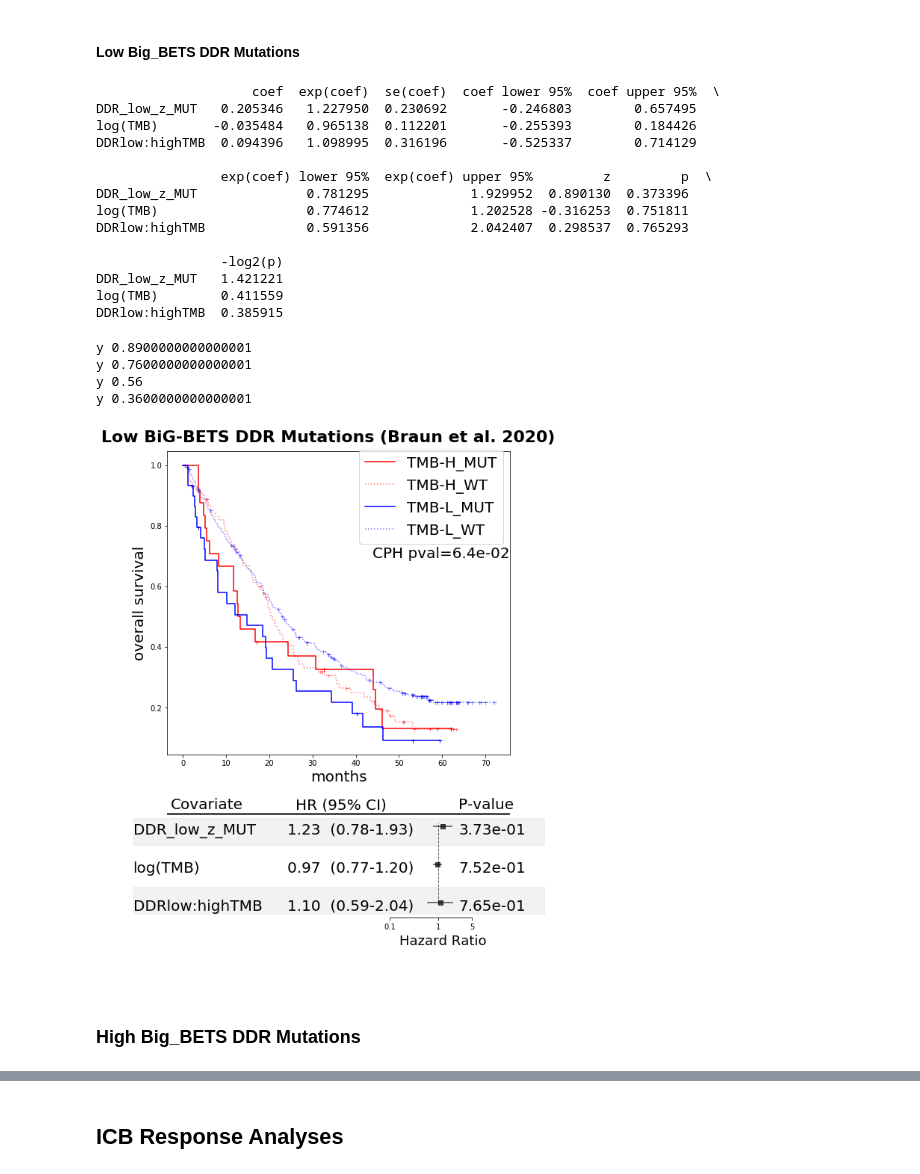
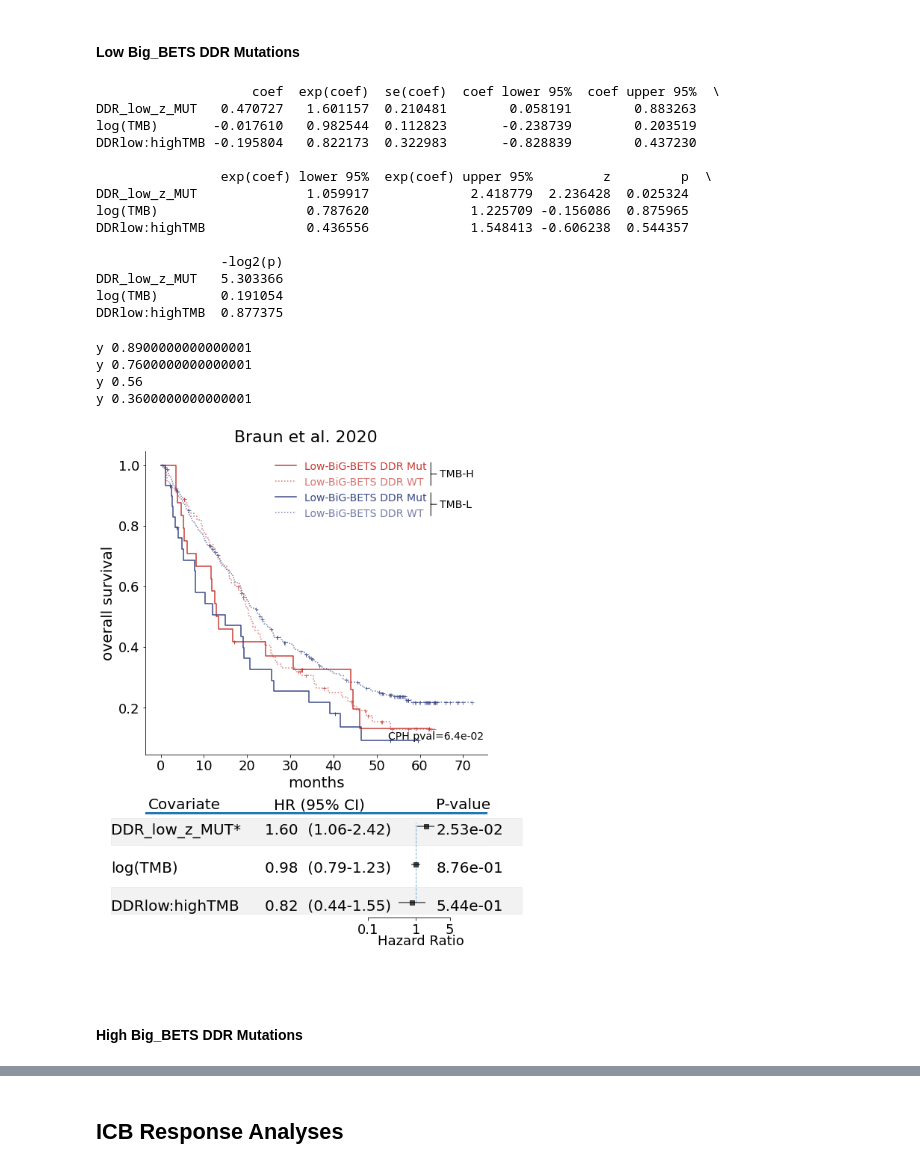
Before and after one commit to wweir827/BIGBETS, a Jupyter notebook: notebooks/Clinical_survival_analyses.ipynb, the cells around one changed output, grey strips where cells are left out. Drawn from its saved outputs; the diff is of its cells as text; code cells hidden in the pictures.

```diff
--- a/notebooks/Clinical_survival_analyses.ipynb
+++ b/notebooks/Clinical_survival_analyses.ipynb
@@ -2024,0 +2485,4 @@ plt.show()
+# %%
+tcga_data=bigbets.TCGA_Data()
+tcga_data.load_clinical_data()
+# tcga_data.load_rnaseq_data()
@@ -2024,0 +2520,3 @@ plt.show()
+# %%
+tcga_data.clinical_data['high_TMB']=tcga_data.clinical_data['TMB'].apply(lambda x: "TMB-H" if x > 4 else "TMB-L")
+tcga_data.add_all_big_bets_categories(bigbets.ClinicalDataSet.bigbet_scores_df)
@@ -2024,0 +2999,2 @@ plt.show()
+# %%
+tcga_data.load_rnaseq_data()
@@ -2028,5 +3137,5 @@ plt.show()
 ## Braun et all 2020 RCC dataset
 # %%
 #this one takes forever to load since it is WES
-braun=bigbets.BraunDataset()
+braun=bigbets.Braun2020Dataset()
 # %% [output]
@@ -2113,7 +3206,9 @@ nrows1=6
 
 a=plt.subplot2grid((nrows,ncols),(0,0),rowspan=nrows1,colspan=1)
 
-cols=[(1,0,0,1.0),(1,0,0,.5),(0,0,1,1),(0,0,1,.5)]
+cols = [red + (1.0,), red + (.5,), blue + (1.0,), blue + (.5,)]
+cols=[red+(1.0,),red+(.7,),blue+(1.0,),blue+(.7,)]
+
 kmf = lifelines.KaplanMeierFitter()
 df2test=braun.clinical_bigbets_df
 i=0
@@ -2123,7 +3218,7 @@ for name,gdf in df2test.groupby(var):
     else:
         ls='-'
     kmf.fit(gdf["os"], gdf["censOS"], label=name)
-    kmf.plot(ax=a,ci_show=False,color=cols[i],linestyle=ls,
+    kmf.plot(ax=a,ci_show=False,c=cols[i],linestyle=ls,
              show_censors=True, censor_styles={'ms': 5, 'marker': '+'})
     i+=1
 # lg_lines=lg.get_lines()
@@ -2131,15 +3226,32 @@ for name,gdf in df2test.groupby(var):
 #     ln.set_color(cols[j])
 #     lg_lines[j].set_color(cols[j])
 
-l=a.legend(loc=10,bbox_to_anchor=(.77,.85),fontsize=20)
+handles, labels = a.get_legend_handles_labels()
+new_labels=['Low-BiG-BETS DDR Mut','Low-BiG-BETS DDR WT','Low-BiG-BETS DDR Mut','Low-BiG-BETS DDR WT']
+l=a.legend(loc=1,bbox_to_anchor=(.85,1.0),fontsize=14,
+           frameon=False,handles=handles,labels=new_labels)
+for i,text in enumerate(l.get_texts()):
+    plt.setp(text, color = cols[i])
+
+a.annotate(s='TMB-H',fontsize=14,xy=(.83,.925),xytext=(.86,.925),
+       arrowprops=dict(arrowstyle='-[, widthB=1.1, lengthB=0', lw=1.0),
+       xycoords='axes fraction',verticalalignment='center',transform=a.transAxes)
+
+a.annotate(s='TMB-L',fontsize=14,xy=(.83,.825),xytext=(.86,.825),
+       arrowprops=dict(arrowstyle='-[, widthB=1.1, lengthB=0', lw=1.0),
+       xycoords='axes fraction',verticalalignment='center',transform=a.transAxes)
+
+a.spines['right'].set_visible(False)
+a.spines['top'].set_visible(False)
+
 a.set_xlabel("months",fontsize=20)
 a.set_ylabel("overall survival",fontsize=20)
 
 # a.set_title("Kaplan-Meier Curve by TMB + low TMB Assoc.DDR Genes",fontsize=18,fontweight='bold')
 pval_df=bigbets.bipartite_helper_functions.get_os_stats(clust=clust,samp_df=braun.clinical_bigbets_df)
 pval=pval_df['llr_pval'].values[0]
-a.text(x=.6,y=.65,s="CPH pval={:.1e}".format(pval),
-       fontsize=20,transform=a.transAxes)
+a.text(x=.85,y=.05,s="CPH pval={:.1e}".format(pval),horizontalalignment='center',
+       fontsize=14,transform=a.transAxes)
 
 
 
@@ -2201,8 +3313,8 @@ a.text(s="HR (95% CI)".format(p_value),fontsize=20,
 a.text(s="P-value".format(p_value),fontsize=20,
        x=.85,y=y,transform=a.transAxes)
 
-a.hlines(y=y-.02,xmin=-1,xmax=2,transform=a.transAxes,linewidth=1,linestyle='-')
-a.hlines(y=y-.03,xmin=-1,xmax=2,transform=a.transAxes,linewidth=1,linestyle='-')
+a.hlines(y=y-.02,xmin=-2,xmax=50,transform=a.transAxes,linewidth=3,linestyle='-')
+# a.hlines(y=y-.03,xmin=-1,xmax=2,transform=a.transAxes,linewidth=1,linestyle='-')
 
 for i,ind in enumerate(summary.index):
     y=data_to_axis.transform((.1,summary.shape[0]-i-1.2))[1]
@@ -2232,44 +3344,44 @@ for i,ind in enumerate(summary.index):
         crect=patches.Rectangle((-.1,y1),width=1.2,height=y2-y1,transform=a.transAxes,fill=True,
                                alpha=.05,color='k',clip_on=False)
 #         crect2=patches.Rectangle((x2,y1),width=1.1-x2,height=y2-y1,transform=a.transAxes,fill=True,
 #                                alpha=.05,color='k')
         a.add_patch(crect)
 #         a.add_patch(crect2)
 
 
 
 
 # a.set_title("CPH Model Survival",fontsize=18,fontweight='bold')
 # cph.plot(ax=a)
 a.text(s="Hazard Ratio",fontsize=18,x=1.25,
        y=-1.1,
        horizontalalignment='center')
 
-f.suptitle('Low BiG-BETS DDR Mutations (Braun et al. 2020)',fontsize=22,fontweight='bold',x=.5,y=.97,transform=f.transFigure)
+f.suptitle('Braun et al. 2020',fontsize=22,x=.5,y=.97,transform=f.transFigure)
 
 f.subplots_adjust(top=.93,bottom=-.05,right=.95,left=.101,wspace=.0,hspace=1.5)
 f.savefig(outfile,dpi=200)
 plt.show()
 # %% [output]
                     coef  exp(coef)  se(coef)  coef lower 95%  coef upper 95%  \
-DDR_low_z_MUT   0.205346   1.227950  0.230692       -0.246803        0.657495
-log(TMB)       -0.035484   0.965138  0.112201       -0.255393        0.184426
-DDRlow:highTMB  0.094396   1.098995  0.316196       -0.525337        0.714129
+DDR_low_z_MUT   0.470727   1.601157  0.210481        0.058191        0.883263
+log(TMB)       -0.017610   0.982544  0.112823       -0.238739        0.203519
+DDRlow:highTMB -0.195804   0.822173  0.322983       -0.828839        0.437230
 
                 exp(coef) lower 95%  exp(coef) upper 95%         z         p  \
-DDR_low_z_MUT              0.781295             1.929952  0.890130  0.373396
-log(TMB)                   0.774612             1.202528 -0.316253  0.751811
-DDRlow:highTMB             0.591356             2.042407  0.298537  0.765293
+DDR_low_z_MUT              1.059917             2.418779  2.236428  0.025324
+log(TMB)                   0.787620             1.225709 -0.156086  0.875965
+DDRlow:highTMB             0.436556             1.548413 -0.606238  0.544357
 
                 -log2(p)
-DDR_low_z_MUT   1.421221
-log(TMB)        0.411559
-DDRlow:highTMB  0.385915
+DDR_low_z_MUT   5.303366
+log(TMB)        0.191054
+DDRlow:highTMB  0.877375
 y 0.8900000000000001
 y 0.7600000000000001
 y 0.56
 y 0.3600000000000001
-[figure, old version]
+[figure, new version]
 # %% [markdown]
-### High Big_BETS DDR Mutations
+#### High Big_BETS DDR Mutations
 # %%
```
Also changed, not shown: parts of 42 cells of this notebook, 5 other files.
